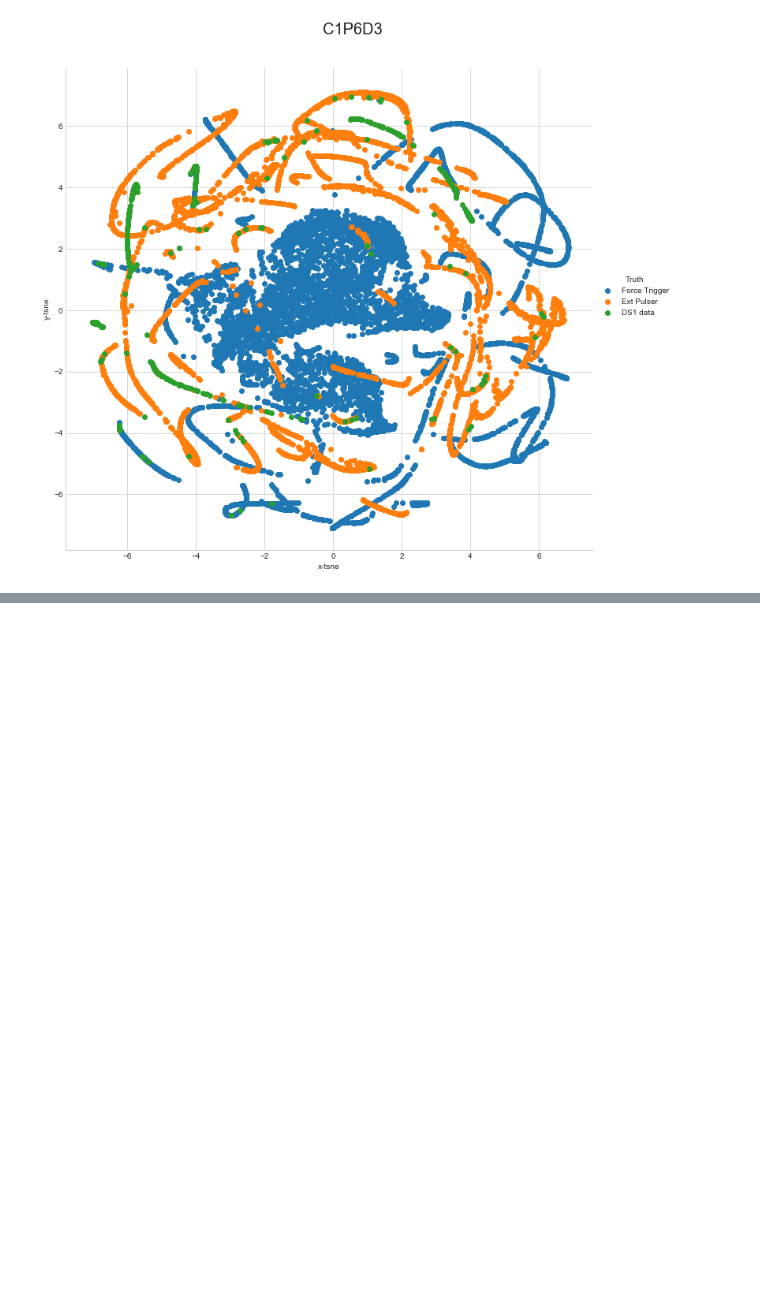
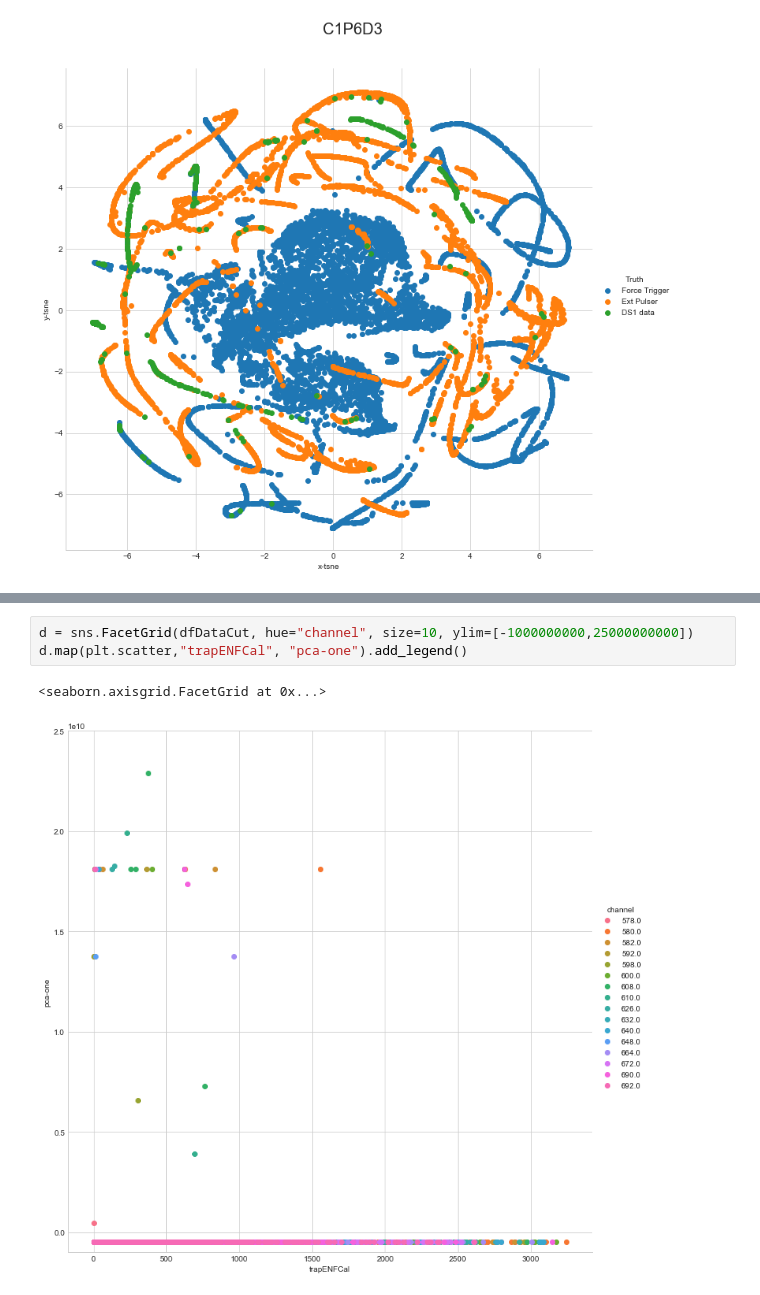
Before and after one commit to bxyzhu/IPython, a Jupyter notebook: LAT-TSNE.ipynb, the cells around one changed output, grey strips where cells are left out. Cells and saved outputs as stored; diff of their text form; blank space fills up the shorter version.

```diff
--- a/LAT-TSNE.ipynb
+++ b/LAT-TSNE.ipynb
@@ -393,0 +420,6 @@ d2.fig.suptitle('DS1 background', fontsize=20) # can also get the figure from pl
+# %%
+d = sns.FacetGrid(dfDataCut, hue="channel", size=10, ylim=[-1000000000,25000000000])
+d.map(plt.scatter,"trapENFCal", "pca-one").add_legend()
+# %% [output]
+<seaborn.axisgrid.FacetGrid at 0x...>
+[figure, added]
```
Also changed, not shown: parts of 7 cells of this notebook, 1 other file.
